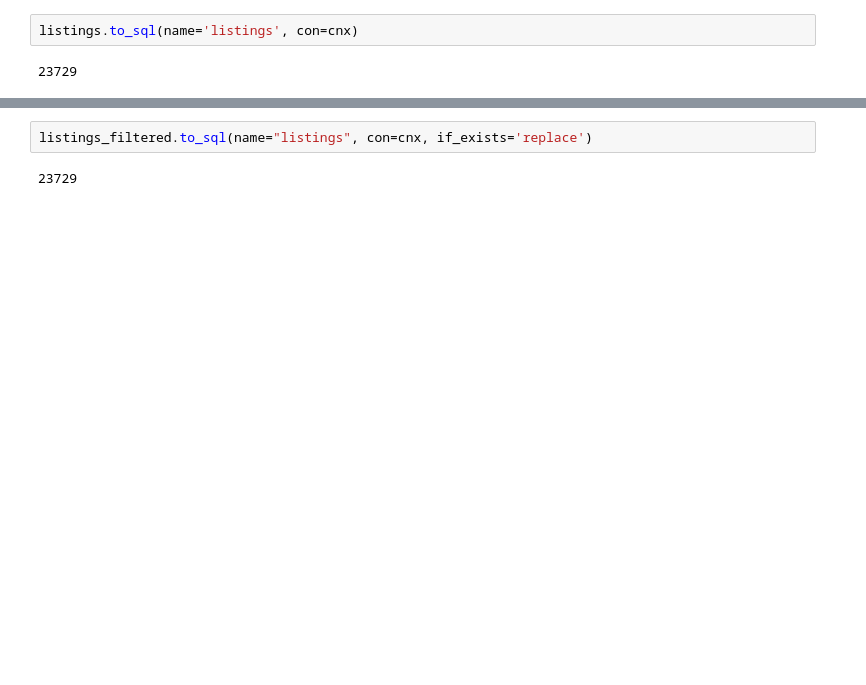
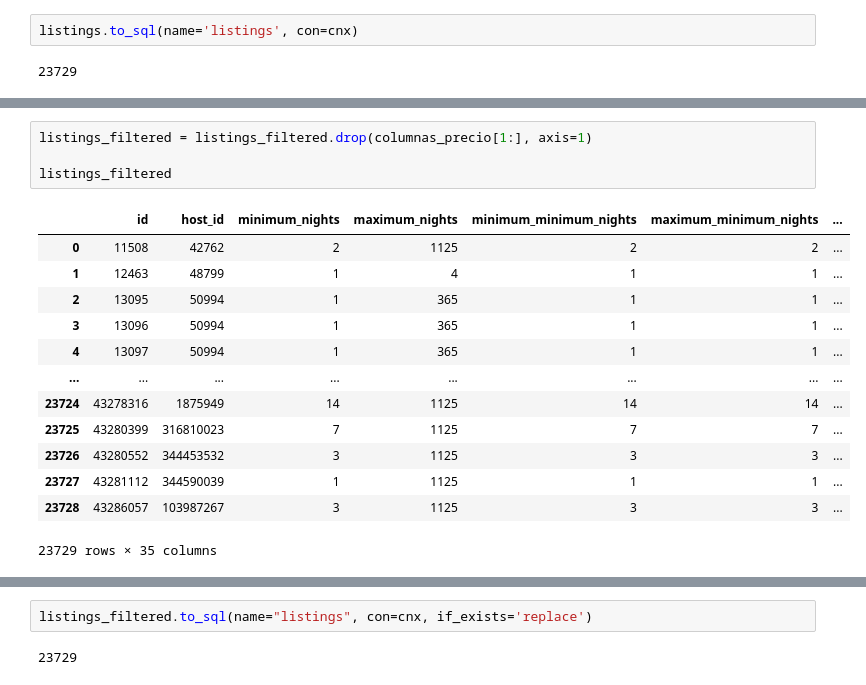
Before and after one commit to javierbengolea/DS_AirBnB, a Jupyter notebook: proyecto/Proyecto.ipynb, the cells around one changed output, grey strips where cells are left out. Drawn from its saved outputs; the diff is of its cells as text; blank space fills up the shorter version.

```diff
--- a/proyecto/Proyecto.ipynb
+++ b/proyecto/Proyecto.ipynb
@@ -302 +288,19 @@ NameError: name 'listings' is not defined
+# %%
+listings_filtered = listings_filtered.drop(columnas_precio[1:], axis=1)
+
+listings_filtered
+# %% [output]
+|  | id | host_id | minimum_nights | maximum_nights | minimum_minimum_nights | maximum_minimum_nights | ... |
+| 0 | 11508 | 42762 | 2 | 1125 | 2 | 2 | ... |
+| 1 | 12463 | 48799 | 1 | 4 | 1 | 1 | ... |
+| 2 | 13095 | 50994 | 1 | 365 | 1 | 1 | ... |
+| 3 | 13096 | 50994 | 1 | 365 | 1 | 1 | ... |
+| 4 | 13097 | 50994 | 1 | 365 | 1 | 1 | ... |
+| ... | ... | ... | ... | ... | ... | ... | ... |
+| 23724 | 43278316 | 1875949 | 14 | 1125 | 14 | 14 | ... |
+| 23725 | 43280399 | 316810023 | 7 | 1125 | 7 | 7 | ... |
+| 23726 | 43280552 | 344453532 | 3 | 1125 | 3 | 3 | ... |
+| 23727 | 43281112 | 344590039 | 1 | 1125 | 1 | 1 | ... |
+| 23728 | 43286057 | 103987267 | 3 | 1125 | 3 | 3 | ... |
+23729 rows × 35 columns
 # %%
```
Also changed, not shown: parts of 39 cells of this notebook.
